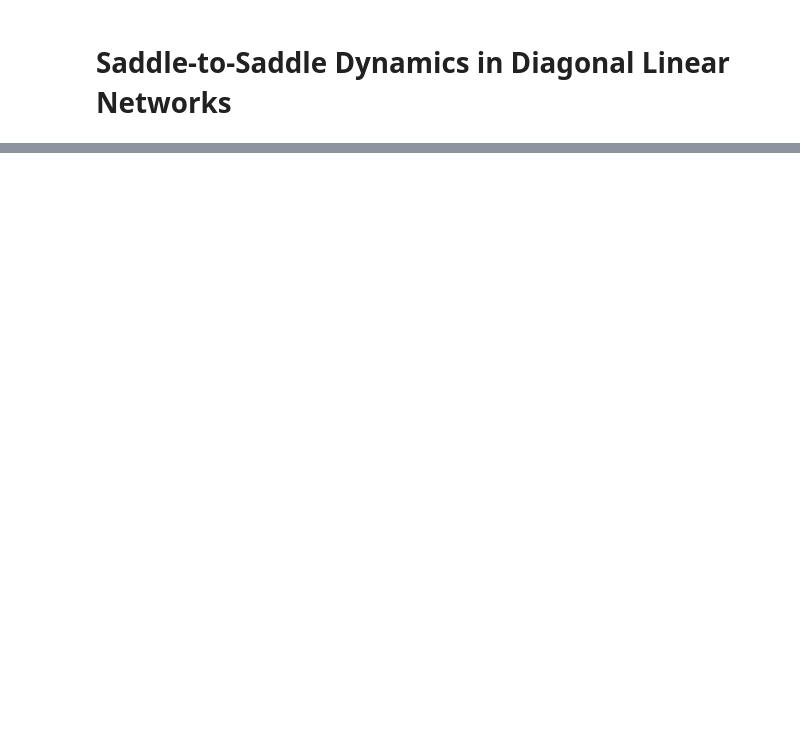
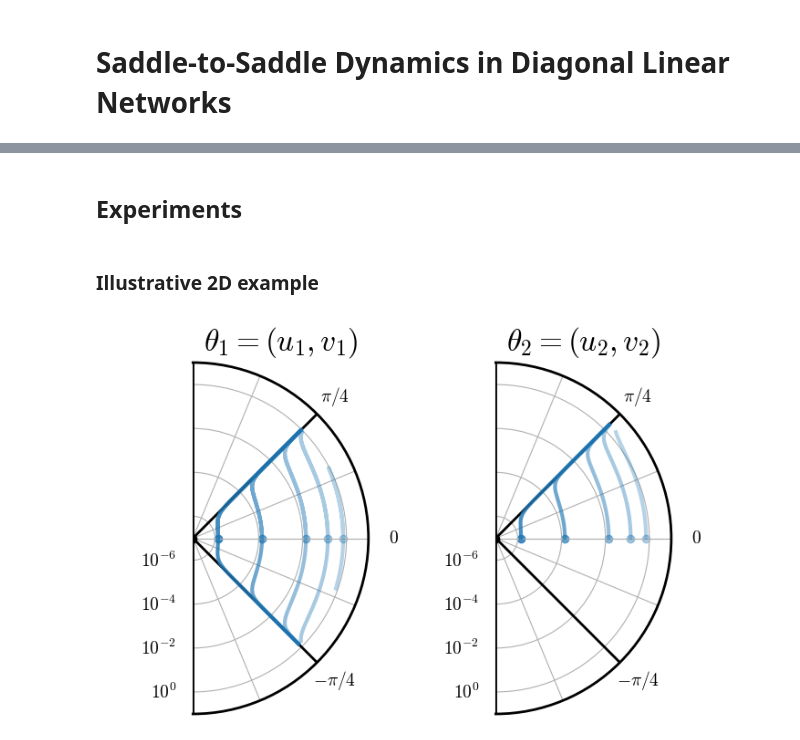
Before and after one commit to danielkunin/alternating-gradient-flows, a Jupyter notebook: diagonal-linear-network.ipynb, the cells around one changed output, grey strips where cells are left out. Cells and saved outputs as stored; diff of their text form; code cells hidden in the pictures; blank space fills up the shorter version.

```diff
--- a/diagonal-linear-network.ipynb
+++ b/diagonal-linear-network.ipynb
@@ -663,11 +7,0 @@ Step 10: time: 141606.359, active [6, 3, 2, 0, 1, 7, 8, 9, 4, 5]
-# %%
-# Convert Pesme's algorithm times
-pesme_times = np.log(1 / alpha) * np.array(t_list) * n
-
-# Print table header
-print(f"{'Step':<10}{'PF 2023':<20}{'AGF':<20}")
-print("-" * 50)
-
-# Print each step's values
-for i in range(len(pesme_times)):
-    print(f"{i+1:<10}{pesme_times[i]:<20.6f}{times[i]:<20.6f}")
@@ -781,0 +259,4 @@ NameError: name 'u' is not defined
+# %% [markdown]
+## Experiments
+# %% [markdown]
+### Illustrative 2D example
@@ -781,0 +320,62 @@ NameError: name 'u' is not defined
+# %%
+base_color = "#1f77b4"  # Set the base color for all lines
+def normalized_alpha(alpha):
+    return min(1, max(0.3, 0.3 + 0.7 * (-np.log(alpha) / -np.log(1e-8))))
+
+# Create two polar plots
+fig, axes = plt.subplots(1, 2, subplot_kw={'projection': 'polar'}, figsize=(10, 5))
+
+# Setup
+r_min, r_max = 1e-7, 1e1
+colors = plt.cm.tab10.colors
+k = -1
+
+for idx_alpha, (alpha, weights) in enumerate(all_weights.items()):
+
+    weight_list = np.array(weights)  # (iterations, 2, d)
+    num_iters, _, d = weight_list.shape
+
+    # Compute norms and angles
+    norms = np.linalg.norm(weight_list, axis=1)
+    angles = np.arctan2(weight_list[:, 1, :], weight_list[:, 0, :])
+
+    for i in range(d):
+        ax = axes[i]
+        ax.plot(angles[:k, i], norms[:k, i],
+                color=base_color, alpha=normalized_alpha(alpha),
+                linestyle='-', lw=3, zorder=10)
+
+        # Optionally plot starting point
+        ax.scatter(angles[0, i], norms[0, i], color=base_color, alpha=normalized_alpha(alpha))
+
+# Shared settings for both axes
+for i, ax in enumerate(axes):
+    # Style plot
+    style_polar_axes(ax)
+
+    # Balanced lines
+    r_vals = np.linspace(r_min, r_max, 200)
+    ax.plot(np.full_like(r_vals, np.pi/2), r_vals, color='black', ls='-', lw=2)
+    ax.plot(np.full_like(r_vals, -np.pi/2), r_vals, color='black', ls='-', lw=2)
+    ax.plot(np.full_like(r_vals, np.pi/4), r_vals, color='black', ls='-', lw=2)
+    ax.plot(np.full_like(r_vals, -np.pi/4), r_vals, color='black',ls='-', lw=2)
+    ax.scatter(0, r_min, color='black', zorder=10)
+
+    ax.set_yscale('log')
+    ax.set_ylim(r_min, r_max)
+    ax.set_yticks([1e-6, 1e-4, 1e-2, 1e0])
+    ax.set_yticklabels([r'$10^{-6}$', r'$10^{-4}$', r'$10^{-2}$', r'$10^{0}$'])
+
+    # Half-circle
+    ax.set_thetagrids(np.linspace(-90, 90, 9))
+    ax.set_xticklabels(['', '', r'$-\pi/4$', '', r'$0$', '', r'$\pi/4$', '', ''])
+    ax.set_xlim(-np.pi/2, np.pi/2)
+
+    ax.set_title(r'$\theta_{} = (u_{}, v_{})$'.format(i+1, i+1, i+1), fontsize=24, pad=10)
+
+# 🛠 TIGHT SPACING:
+fig.subplots_adjust(wspace=-0.25)  # <-- tighten horizontal space
+plt.savefig("theta.pdf", dpi=300, bbox_inches='tight')
+plt.show()
+# %% [output]
+[figure, added]
```
Also changed, not shown: parts of 36 cells of this notebook, 1 other file.
